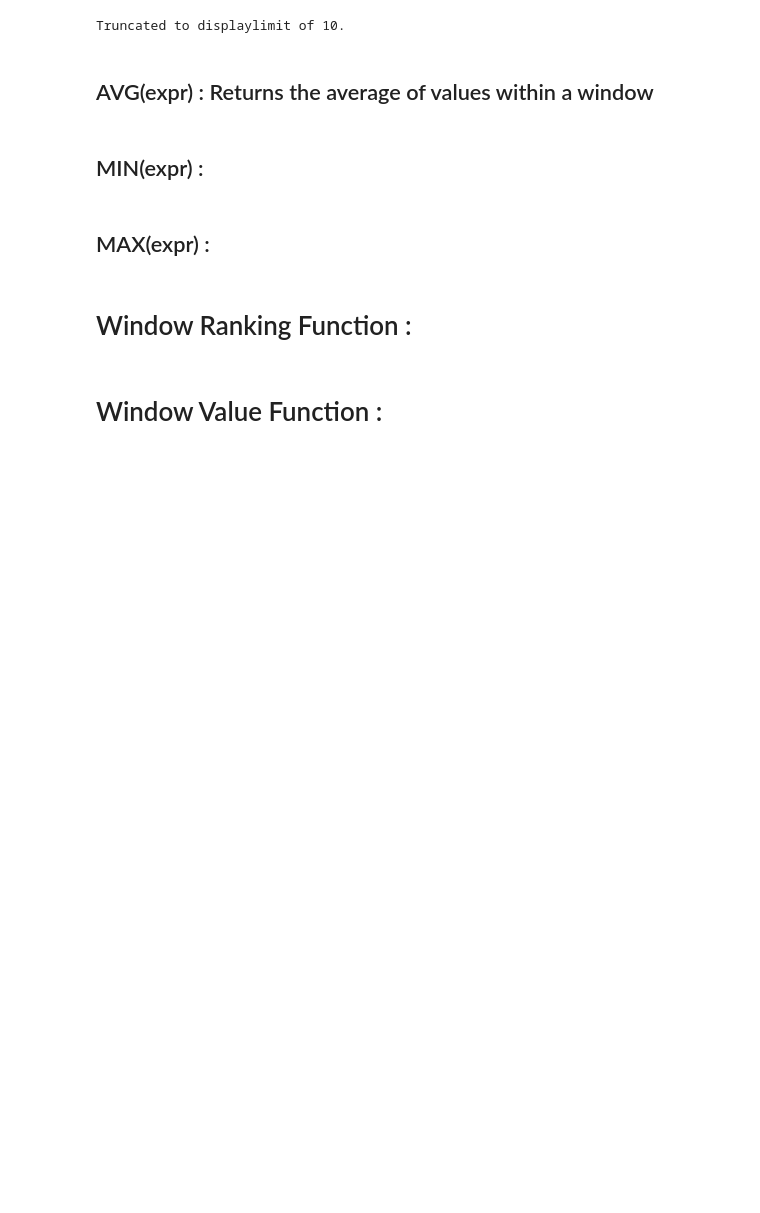
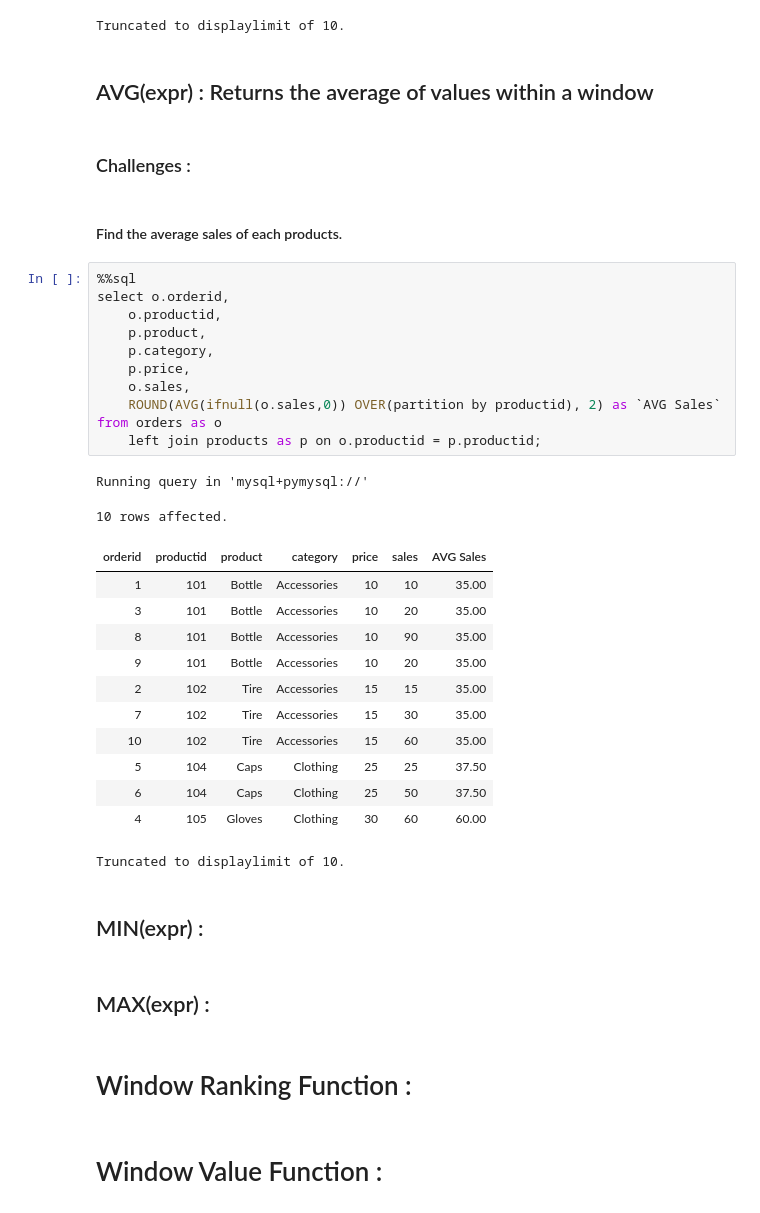
Before and after one commit to the-naman/Learn, a Jupyter notebook: SQL/SQL by Barra/My Notes/07. I - Aggregation and Analytical Functions.ipynb, the cells around one changed output. Cells and saved outputs as stored; diff of their text form; blank space fills up the shorter version.

```diff
--- a/SQL/SQL by Barra/My Notes/07. I - Aggregation and Analytical Functions.ipynb
+++ b/SQL/SQL by Barra/My Notes/07. I - Aggregation and Analytical Functions.ipynb
@@ -733,6 +733,36 @@ Running query in 'mysql+pymysql://'
 Truncated to displaylimit of 10.
 # %% [markdown]
 ## AVG(expr) : Returns the average of values within a window
+# %% [markdown]
+### Challenges :
+# %% [markdown]
+#### Find the average sales of each products.
+# %%
+%%sql
+select o.orderid,
+    o.productid,
+    p.product,
+    p.category,
+    p.price,
+    o.sales,
+    ROUND(AVG(ifnull(o.sales,0)) OVER(partition by productid), 2) as `AVG Sales`
+from orders as o
+    left join products as p on o.productid = p.productid;
+# %% [output]
+Running query in 'mysql+pymysql://'
+10 rows affected.
+| orderid | productid | product | category | price | sales | AVG Sales |
+| 1 | 101 | Bottle | Accessories | 10 | 10 | 35.00 |
+| 3 | 101 | Bottle | Accessories | 10 | 20 | 35.00 |
+| 8 | 101 | Bottle | Accessories | 10 | 90 | 35.00 |
+| 9 | 101 | Bottle | Accessories | 10 | 20 | 35.00 |
+| 2 | 102 | Tire | Accessories | 15 | 15 | 35.00 |
+| 7 | 102 | Tire | Accessories | 15 | 30 | 35.00 |
+| 10 | 102 | Tire | Accessories | 15 | 60 | 35.00 |
+| 5 | 104 | Caps | Clothing | 25 | 25 | 37.50 |
+| 6 | 104 | Caps | Clothing | 25 | 50 | 37.50 |
+| 4 | 105 | Gloves | Clothing | 30 | 60 | 60.00 |
+Truncated to displaylimit of 10.
 # %% [markdown]
 ## MIN(expr) :
 # %% [markdown]
```
